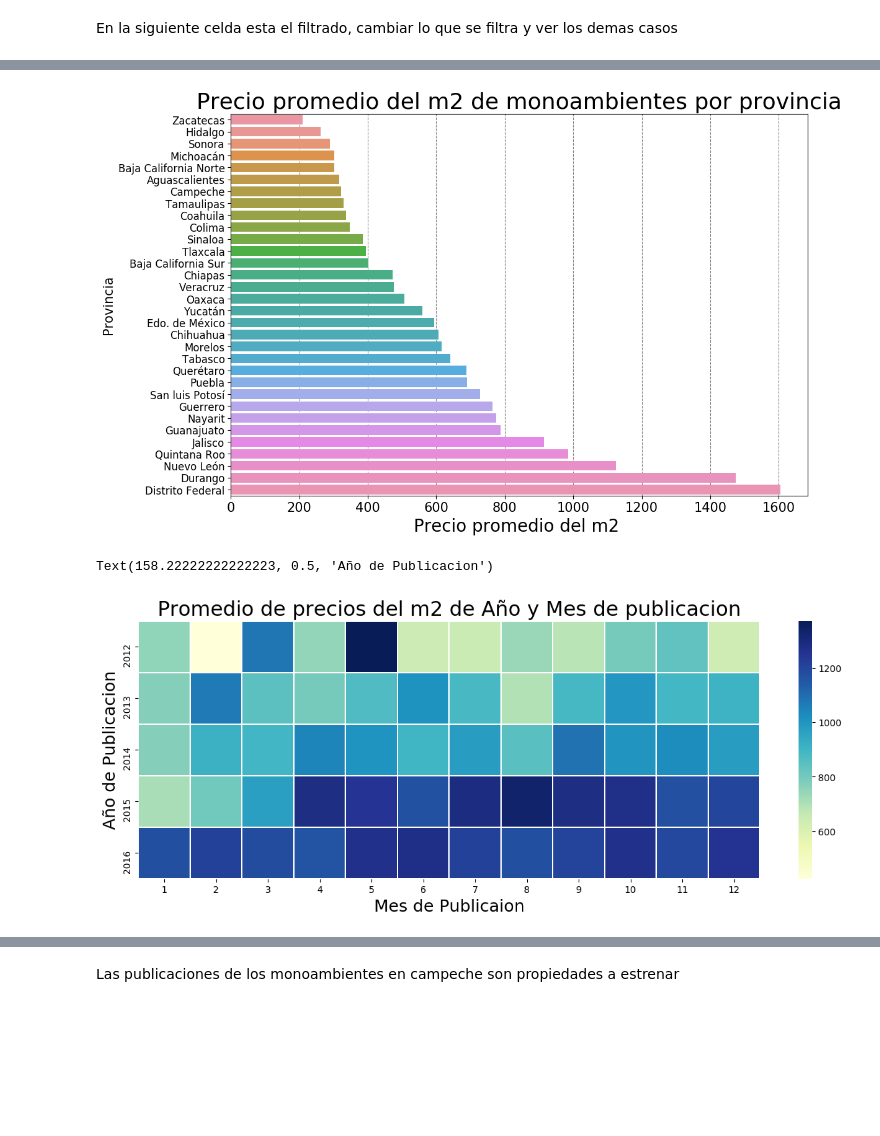
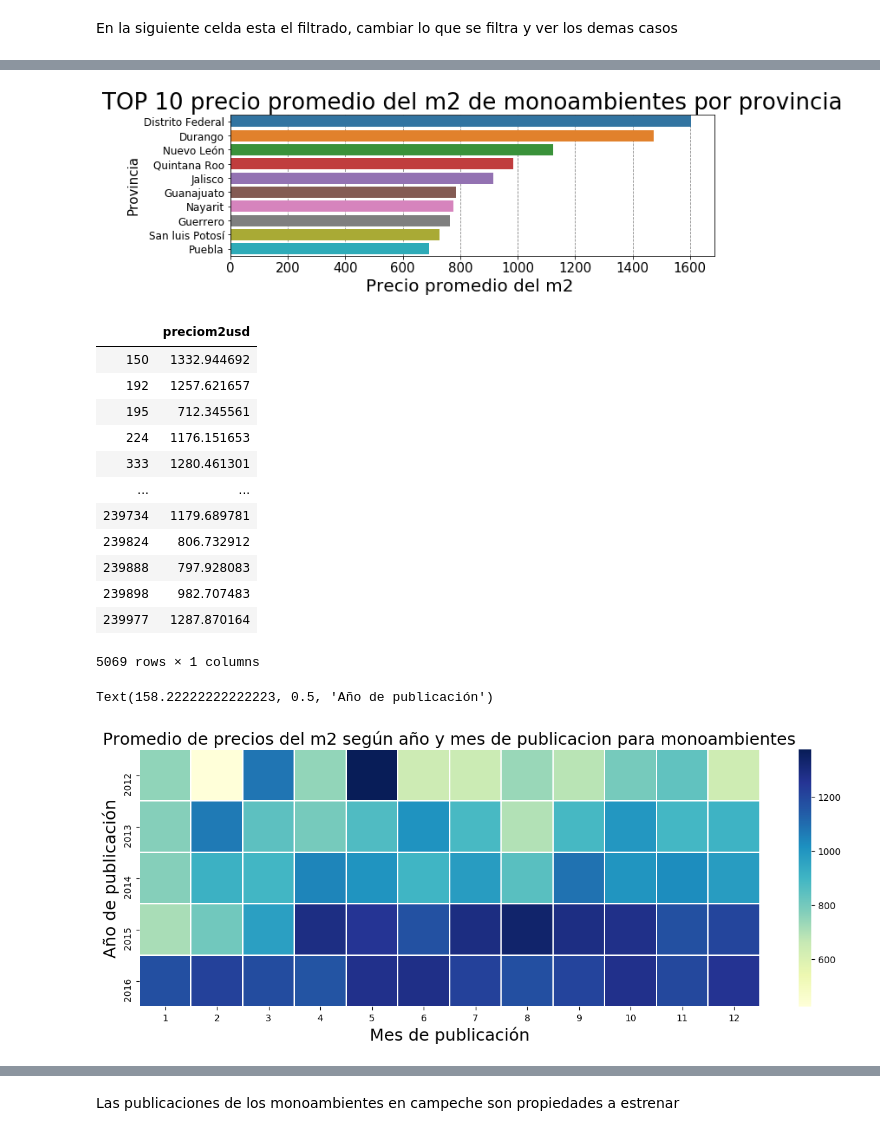
Before and after one commit to petermacgaul/orgaDatos-1, a Jupyter notebook: TP1/04-AnalisisMonoAmbientes.ipynb, the cells around one changed output, grey strips where cells are left out. Drawn from its saved outputs; the diff is of its cells as text; code cells hidden in the pictures; blank space fills up the shorter version.

```diff
--- a/TP1/04-AnalisisMonoAmbientes.ipynb
+++ b/TP1/04-AnalisisMonoAmbientes.ipynb
@@ -11,7 +11,7 @@ from shapely.geometry import Point, Polygon
 
 
 plt.style.use('default')
-plt.rcParams['figure.figsize'] = [12.0,8.0]
+plt.rcParams['figure.figsize'] = [10.0,7.0]
 
 df = pd.read_csv('data/train.csv',dtype={'tipodepropiedad':'category','ciudad':'category','provincia':'category'})
 df['fecha'] = pd.to_datetime(df['fecha'])
@@ -30,9 +30,9 @@ def fix_state_names(state_name):
 # %%
 df['metrostotales'].fillna(df['metroscubiertos'], inplace=True)
 df['metroscubiertos'].fillna(df['metrostotales'], inplace=True)
+# %%
+df['preciom2usd'] = df['preciousd'] / df['metrostotales']
 # %% [markdown]
 En la siguiente celda esta el filtrado, cambiar lo que se filtra y ver los demas casos
 # %%
 mono = df[df["habitaciones"]==1]
-# %%
-mono['preciom2usd'] = mono['preciousd'] / mono['metrostotales']
@@ -77,28 +75,49 @@ ax.yaxis.grid(False)
 # %%
-mono_m2_prov = mono.groupby("provincia").agg({"preciom2usd":"mean"}).sort_values(by= "preciom2usd")
+mono_m2_prov = mono.groupby("provincia").agg({"preciom2usd":"mean"}).sort_values(by= "preciom2usd",ascending=False).head(10)
 # %%
+plt.figure(figsize=(10,3))
+
 ax = sns.barplot(y=mono_m2_prov.index, x=mono_m2_prov.preciom2usd, order=mono_m2_prov.index)
 ax.set_ylabel('Provincia', fontsize=15)
 ax.set_xlabel('Precio promedio del m2 ', fontsize=20)
 ax.tick_params(axis='y', labelsize=12)
 ax.tick_params(axis='x', labelsize=15)
 ax.yaxis.grid(False)
 ax.set_axisbelow(True)
-ax.set_title('Precio promedio del m2 de monoambientes por provincia', fontsize=26);
+ax.set_title('TOP 10 precio promedio del m2 de monoambientes por provincia', fontsize=26);
 ax.grid(linestyle='dashed', color='gray')
 ax.yaxis.grid(False)
 # %% [output]
-[figure, old version]
+[figure, new version]
+# %%
+columnas = ["anio de publicacion","mes de publicacion","preciom2usd"]
+publicado = mono[columnas]
+publicado.groupby(["anio de publicacion","mes de publicacion"]).transform(lambda x: x.mean())
+# %% [output]
+|  | preciom2usd |
+| 150 | 1332.944692 |
+| 192 | 1257.621657 |
+| 195 | 712.345561 |
+| 224 | 1176.151653 |
+| 333 | 1280.461301 |
+| ... | ... |
+| 239734 | 1179.689781 |
+| 239824 | 806.732912 |
+| 239888 | 797.928083 |
+| 239898 | 982.707483 |
+| 239977 | 1287.870164 |
+5069 rows × 1 columns
 # %%
 columnas = ["anio de publicacion","mes de publicacion","preciom2usd"]
 publicado = mono[columnas]
 publicado = publicado.pivot_table(index='anio de publicacion', columns='mes de publicacion', values='preciom2usd', aggfunc='mean')
+
 plt.figure(figsize=(15,5))
 g = sns.heatmap(publicado,  cmap="YlGnBu", linewidths=.5)
 g.set_ylim(5,-0,1)
-g.set_title("Promedio de precios del m2 de Año y Mes de publicacion", fontsize=22)
-g.set_xlabel("Mes de Publicaion",fontsize=18)
-g.set_ylabel("Año de Publicacion", fontsize=18)
+g.set_title("Promedio de precios del m2 según año y mes de publicacion para monoambientes", fontsize=18)
+g.set_xlabel("Mes de publicación",fontsize=18)
+g.set_ylabel("Año de publicación", fontsize=18)
 # %% [output]
-Text(158.22222222222223, 0.5, 'Año de Publicacion')
+Text(158.22222222222223, 0.5, 'Año de publicación')
-[figure, old version]
+[figure, new version]
```
Also changed, not shown: parts of 13 cells of this notebook, 7 other files.
